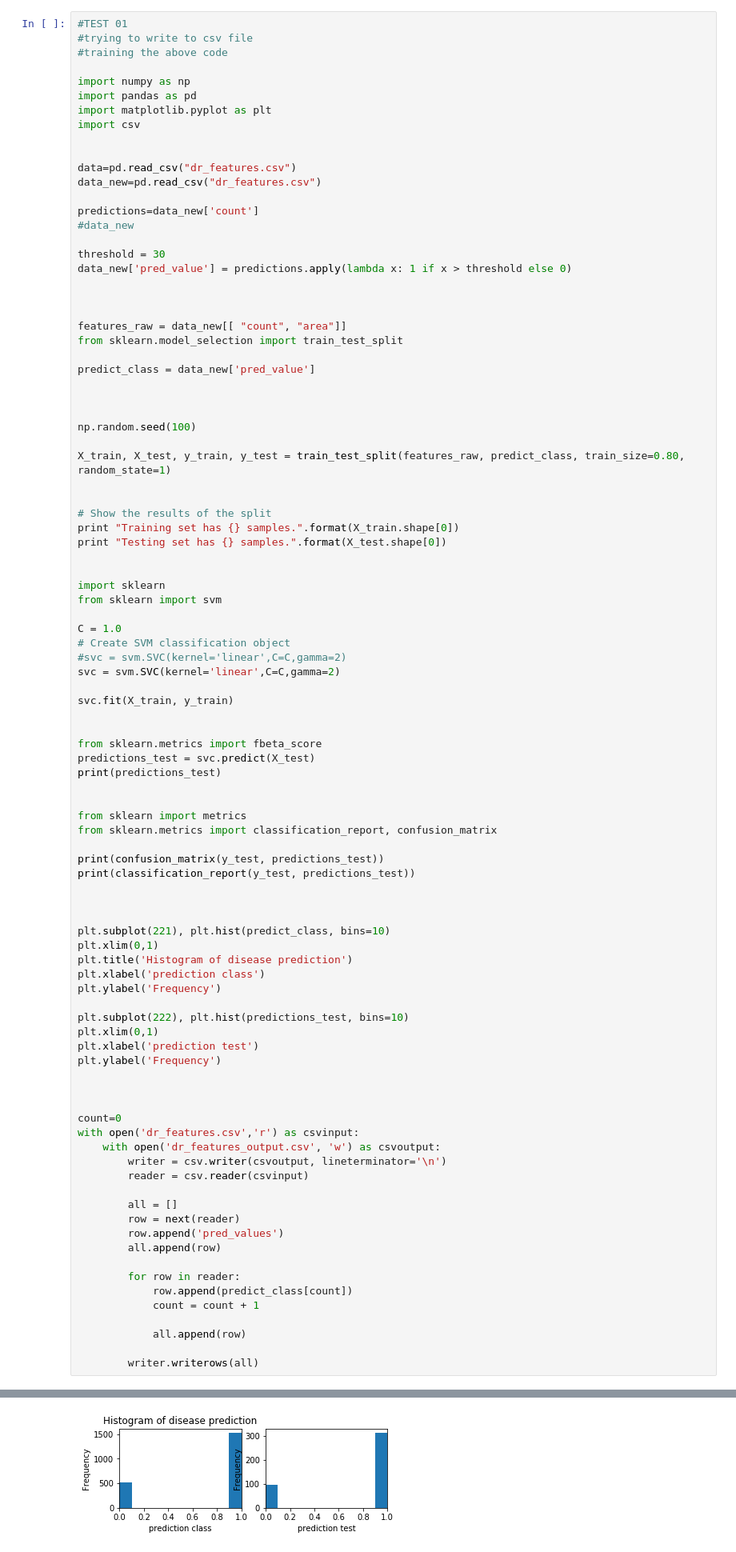
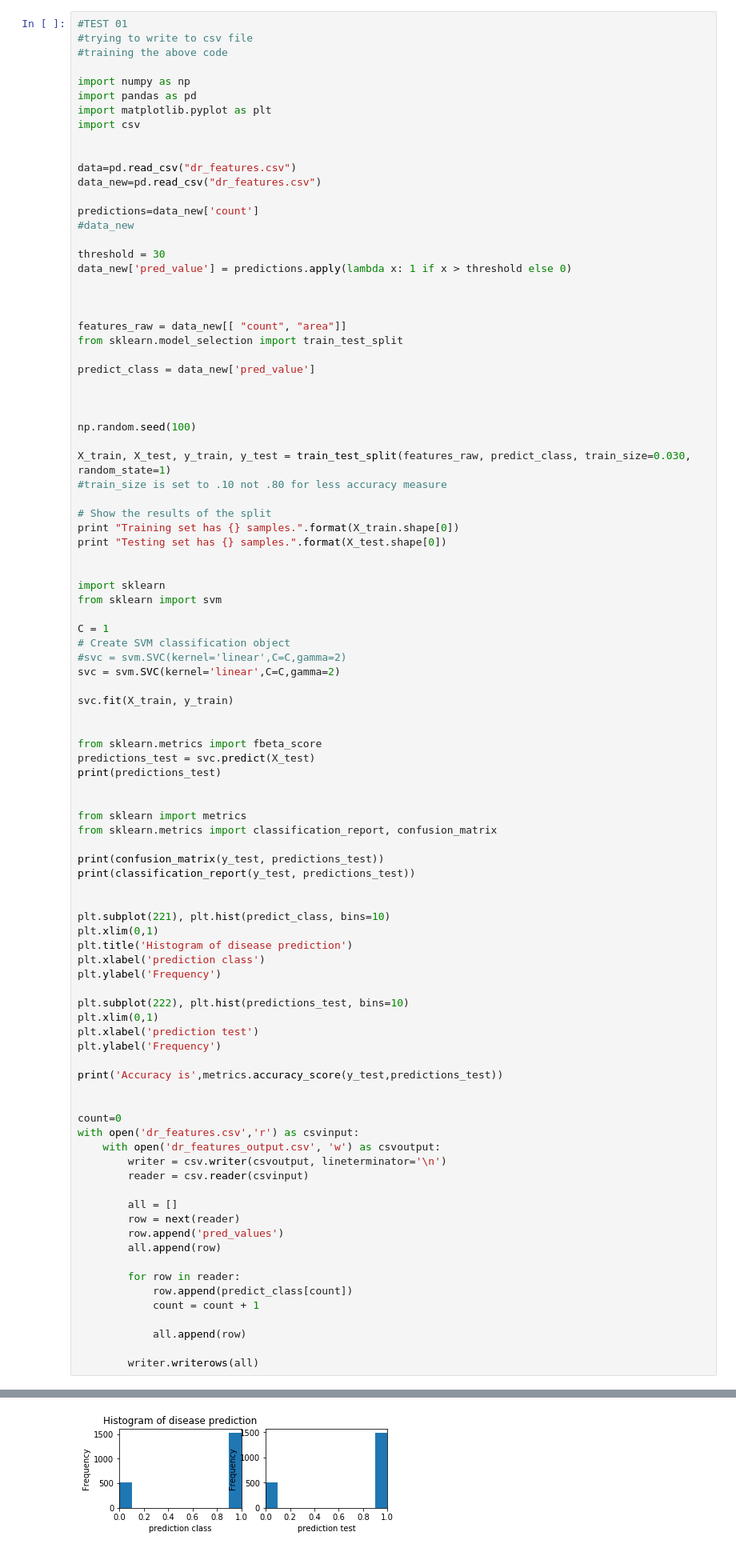
Before and after one commit to JojuGeorge/miniProjectDR, a Jupyter notebook: test06_training00.ipynb, the cells around one changed output, grey strips where cells are left out. Shown: that part at 80% size. Cells and saved outputs as stored; diff of their text form.

Commit message:
accuracy tweaking

```diff
--- a/test06_training00.ipynb
+++ b/test06_training00.ipynb
@@ -168,8 +168,8 @@ predict_class = data_new['pred_value']
 
 np.random.seed(100)
 
-X_train, X_test, y_train, y_test = train_test_split(features_raw, predict_class, train_size=0.80, random_state=1)
-
+X_train, X_test, y_train, y_test = train_test_split(features_raw, predict_class, train_size=0.030, random_state=1)
+#train_size is set to .10 not .80 for less accuracy measure
 
 # Show the results of the split
 print "Training set has {} samples.".format(X_train.shape[0])
@@ -179,7 +179,7 @@ print "Testing set has {} samples.".format(X_test.shape[0])
 import sklearn
 from sklearn import svm
 
-C = 1.0
+C = 1
 # Create SVM classification object
 #svc = svm.SVC(kernel='linear',C=C,gamma=2)
 svc = svm.SVC(kernel='linear',C=C,gamma=2)
@@ -199,7 +199,6 @@ print(confusion_matrix(y_test, predictions_test))
 print(classification_report(y_test, predictions_test))
 
 
-
 plt.subplot(221), plt.hist(predict_class, bins=10)
 plt.xlim(0,1)
 plt.title('Histogram of disease prediction')
@@ -211,6 +210,7 @@ plt.xlim(0,1)
 plt.xlabel('prediction test')
 plt.ylabel('Frequency')
 
+print('Accuracy is',metrics.accuracy_score(y_test,predictions_test))
 
 
 count=0
@@ -252,4 +251,4 @@ weighted avg       1.00      1.00      1.00       412
-[figure, old version]
+[figure, new version]
 # %%
 #TEST 02
 #Same above code
```
Also changed, not shown: parts of 1 cell of this notebook.
